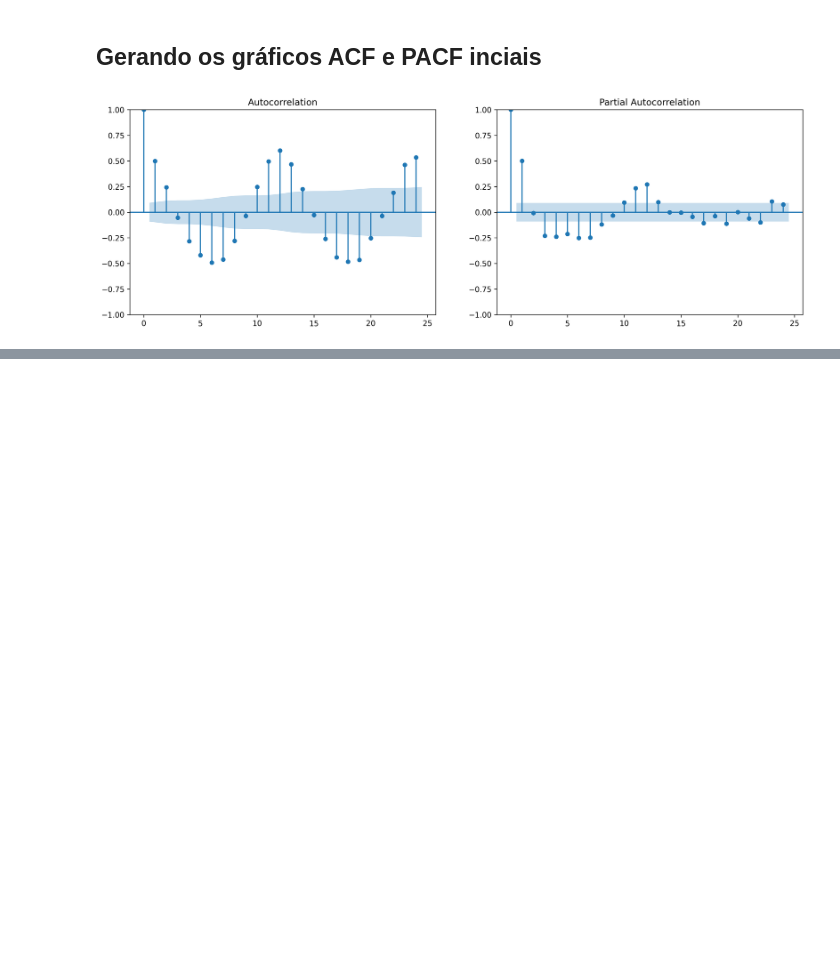
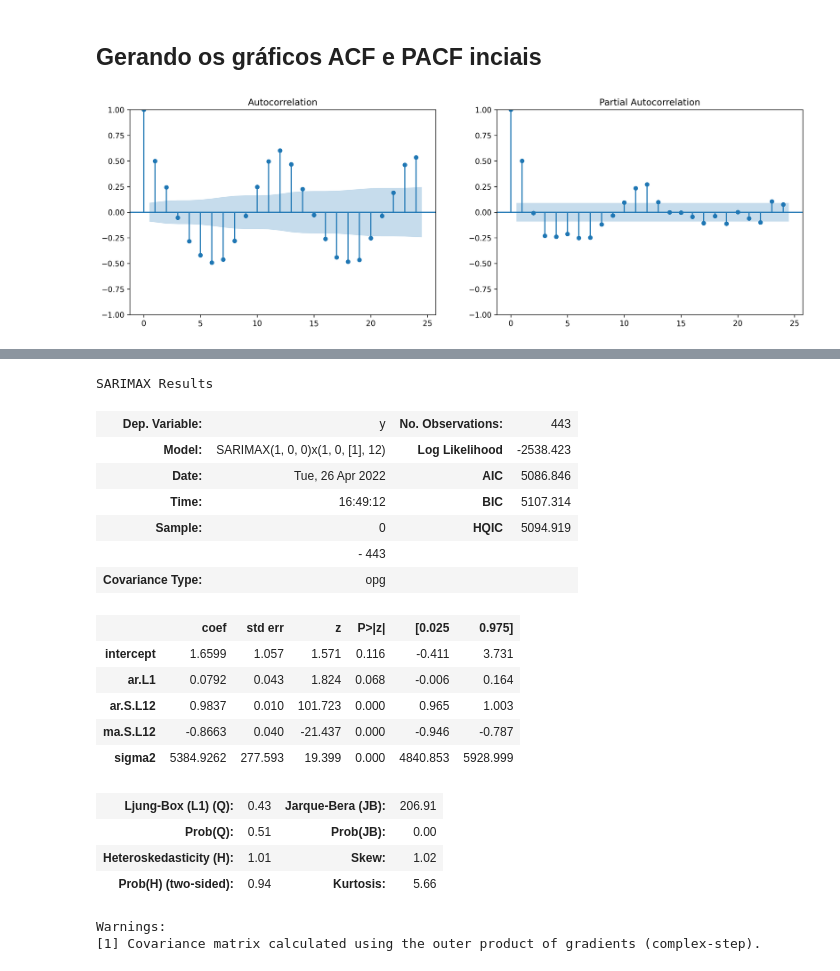
Before and after one commit to matheus-alv/time_series_precipitation, a Jupyter notebook: sarima_rainfall.ipynb, the cells around one changed output, grey strips where cells are left out. Saved outputs shown, nothing was run; the diff lists cells and outputs as text; code cells hidden in the pictures; blank space fills up the shorter version.

```diff
--- a/sarima_rainfall.ipynb
+++ b/sarima_rainfall.ipynb
@@ -130,0 +185,23 @@ We find optimum features or order of the MA process using the ACF plot, as being
+# %%
+model.summary()
+# %% [output]
+SARIMAX Results
+| Dep. Variable: | y | No. Observations: | 443 |
+| Model: | SARIMAX(1, 0, 0)x(1, 0, [1], 12) | Log Likelihood | -2538.423 |
+| Date: | Tue, 26 Apr 2022 | AIC | 5086.846 |
+| Time: | 16:49:12 | BIC | 5107.314 |
+| Sample: | 0 | HQIC | 5094.919 |
+|  | - 443 |  |  |
+| Covariance Type: | opg |  |  |
+|  | coef | std err | z | P>|z| | [0.025 | 0.975] |
+| intercept | 1.6599 | 1.057 | 1.571 | 0.116 | -0.411 | 3.731 |
+| ar.L1 | 0.0792 | 0.043 | 1.824 | 0.068 | -0.006 | 0.164 |
+| ar.S.L12 | 0.9837 | 0.010 | 101.723 | 0.000 | 0.965 | 1.003 |
+| ma.S.L12 | -0.8663 | 0.040 | -21.437 | 0.000 | -0.946 | -0.787 |
+| sigma2 | 5384.9262 | 277.593 | 19.399 | 0.000 | 4840.853 | 5928.999 |
+| Ljung-Box (L1) (Q): | 0.43 | Jarque-Bera (JB): | 206.91 |
+| Prob(Q): | 0.51 | Prob(JB): | 0.00 |
+| Heteroskedasticity (H): | 1.01 | Skew: | 1.02 |
+| Prob(H) (two-sided): | 0.94 | Kurtosis: | 5.66 |
+Warnings:
+[1] Covariance matrix calculated using the outer product of gradients (complex-step).
```
Also changed, not shown: parts of 27 cells of this notebook.
